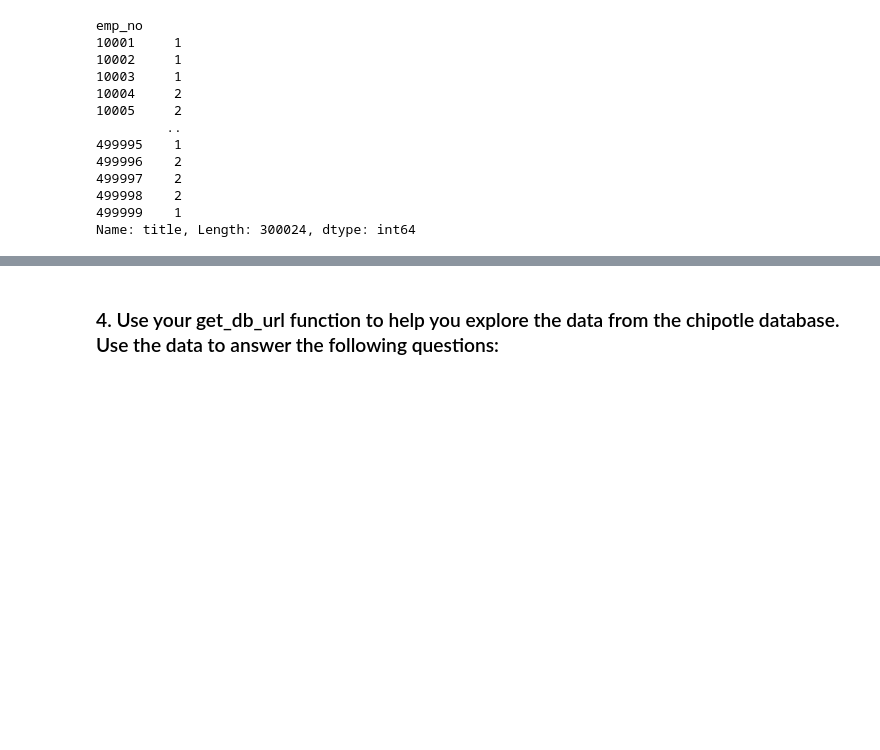
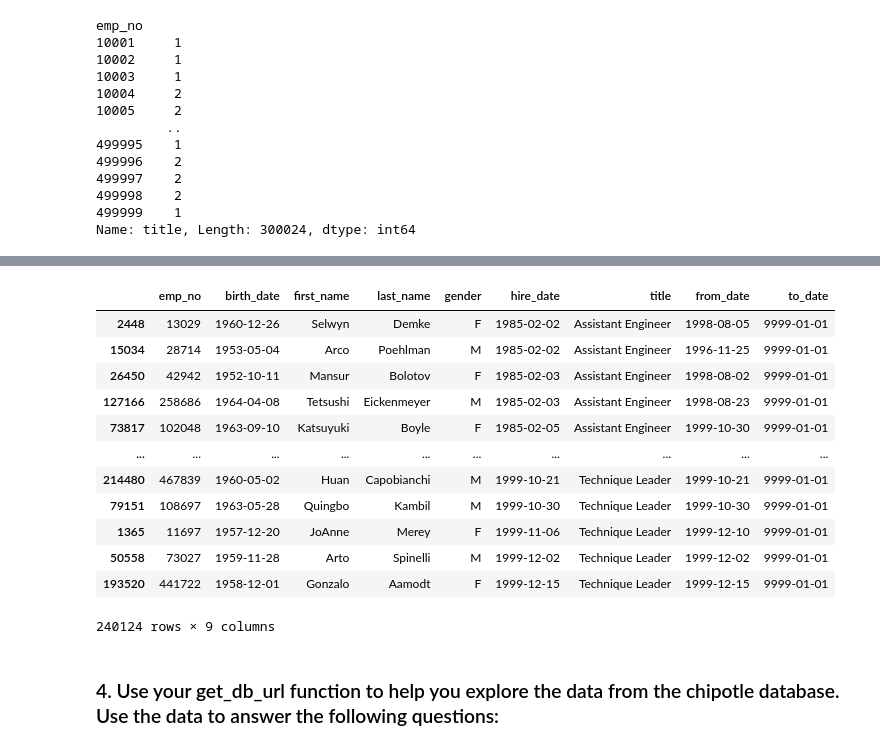
Before and after one commit to CSolitaire/numpy-pandas-visualization-exercises, a Jupyter notebook: advanced_dataframes.ipynb, the cells around one changed output, grey strips where cells are left out. Cells and saved outputs as stored; diff of their text form; code cells hidden in the pictures; blank space fills up the shorter version.

```diff
--- a/advanced_dataframes.ipynb
+++ b/advanced_dataframes.ipynb
@@ -379,5 +549,21 @@ Name: title, dtype: float64
 # %%
 # For each title, find the hire date of the employee that was hired most recently with that title.
+
+employee_and_title_merge.sort_values(by=['title', 'hire_date'])
+# %% [output]
+|  | emp_no | birth_date | first_name | last_name | gender | hire_date | title | from_date | to_date |
+| 2448 | 13029 | 1960-12-26 | Selwyn | Demke | F | 1985-02-02 | Assistant Engineer | 1998-08-05 | 9999-01-01 |
+| 15034 | 28714 | 1953-05-04 | Arco | Poehlman | M | 1985-02-02 | Assistant Engineer | 1996-11-25 | 9999-01-01 |
+| 26450 | 42942 | 1952-10-11 | Mansur | Bolotov | F | 1985-02-03 | Assistant Engineer | 1998-08-02 | 9999-01-01 |
+| 127166 | 258686 | 1964-04-08 | Tetsushi | Eickenmeyer | M | 1985-02-03 | Assistant Engineer | 1998-08-23 | 9999-01-01 |
+| 73817 | 102048 | 1963-09-10 | Katsuyuki | Boyle | F | 1985-02-05 | Assistant Engineer | 1999-10-30 | 9999-01-01 |
+| ... | ... | ... | ... | ... | ... | ... | ... | ... | ... |
+| 214480 | 467839 | 1960-05-02 | Huan | Capobianchi | M | 1999-10-21 | Technique Leader | 1999-10-21 | 9999-01-01 |
+| 79151 | 108697 | 1963-05-28 | Quingbo | Kambil | M | 1999-10-30 | Technique Leader | 1999-10-30 | 9999-01-01 |
+| 1365 | 11697 | 1957-12-20 | JoAnne | Merey | F | 1999-11-06 | Technique Leader | 1999-12-10 | 9999-01-01 |
+| 50558 | 73027 | 1959-11-28 | Arto | Spinelli | M | 1999-12-02 | Technique Leader | 1999-12-02 | 9999-01-01 |
+| 193520 | 441722 | 1958-12-01 | Gonzalo | Aamodt | F | 1999-12-15 | Technique Leader | 1999-12-15 | 9999-01-01 |
+240124 rows × 9 columns
 # %%
 # Write the code necessary to create a cross tabulation of the number of titles by department.
 #  (Hint: this will involve a combination of SQL and python/pandas code)
```
Also changed, not shown: parts of 23 cells of this notebook.
